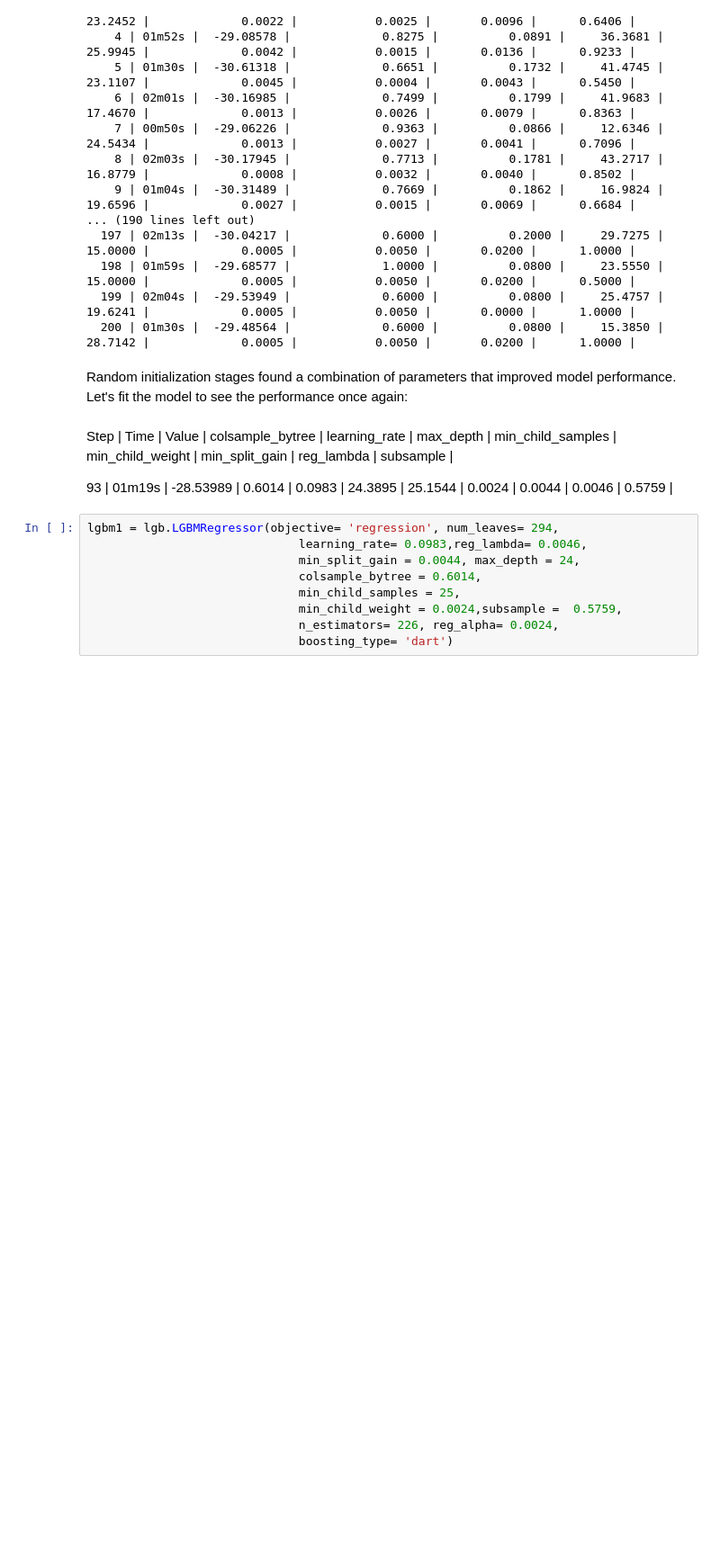
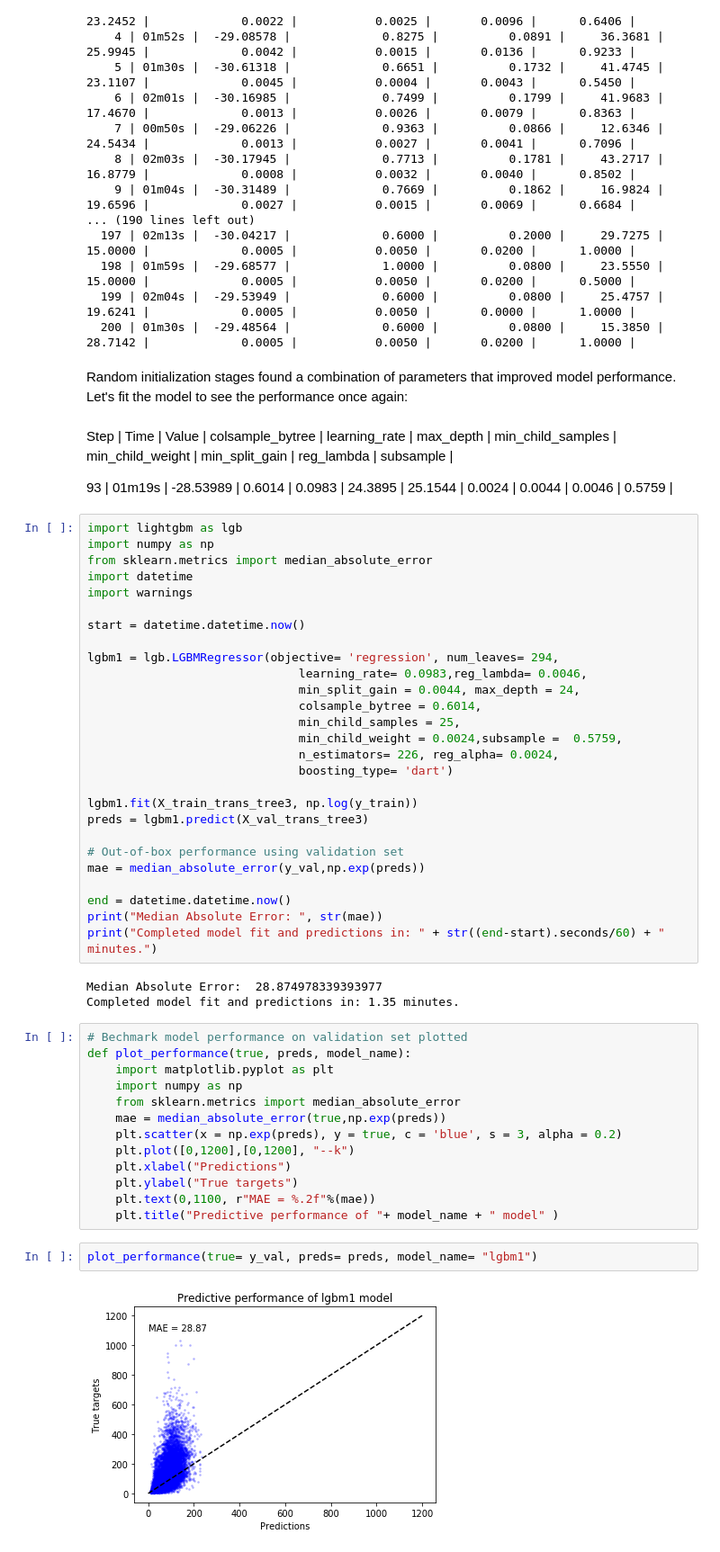
Before and after one commit to ayguno/Predictive-Modeling-510k-decision-time, a Jupyter notebook: Predictive Modeling of 510k Decision Timeline - Decision Trees.ipynb, the cells around one changed output. Shown at 90% size. Cells and saved outputs as stored; diff of their text form; blank space fills up the shorter version.

```diff
--- a/Predictive Modeling of 510k Decision Timeline - Decision Trees.ipynb
+++ b/Predictive Modeling of 510k Decision Timeline - Decision Trees.ipynb
@@ -1085,6 +1084,14 @@ Step |   Time |      Value |   colsample_bytree |   learning_rate |   max_depth
 
   93 | 01m19s |  -28.53989 |             0.6014 |          0.0983 |     24.3895 |             25.1544 |             0.0024 |           0.0044 |       0.0046 |      0.5759 |
 # %%
+import lightgbm as lgb
+import numpy as np
+from sklearn.metrics import median_absolute_error
+import datetime
+import warnings
+
+start = datetime.datetime.now()
+
 lgbm1 = lgb.LGBMRegressor(objective= 'regression', num_leaves= 294,
                               learning_rate= 0.0983,reg_lambda= 0.0046,
                               min_split_gain = 0.0044, max_depth = 24,
@@ -1093,3 +1100,33 @@ lgbm1 = lgb.LGBMRegressor(objective= 'regression', num_leaves= 294,
                               min_child_weight = 0.0024,subsample =  0.5759,
                               n_estimators= 226, reg_alpha= 0.0024,
                               boosting_type= 'dart')
+
+lgbm1.fit(X_train_trans_tree3, np.log(y_train))
+preds = lgbm1.predict(X_val_trans_tree3)
+
+# Out-of-box performance using validation set
+mae = median_absolute_error(y_val,np.exp(preds))
+
+end = datetime.datetime.now()
+print("Median Absolute Error: ", str(mae))
+print("Completed model fit and predictions in: " + str((end-start).seconds/60) + " minutes.")
+# %% [output]
+Median Absolute Error:  28.874978339393977
+Completed model fit and predictions in: 1.35 minutes.
+# %%
+# Bechmark model performance on validation set plotted
+def plot_performance(true, preds, model_name):
+    import matplotlib.pyplot as plt
+    import numpy as np
+    from sklearn.metrics import median_absolute_error
+    mae = median_absolute_error(true,np.exp(preds))
+    plt.scatter(x = np.exp(preds), y = true, c = 'blue', s = 3, alpha = 0.2)
+    plt.plot([0,1200],[0,1200], "--k")
+    plt.xlabel("Predictions")
+    plt.ylabel("True targets")
+    plt.text(0,1100, r"MAE = %.2f"%(mae))
+    plt.title("Predictive performance of "+ model_name + " model" )
+# %%
+plot_performance(true= y_val, preds= preds, model_name= "lgbm1")
+# %% [output]
+[figure, added]
```
Also changed, not shown: parts of 18 cells of this notebook.
